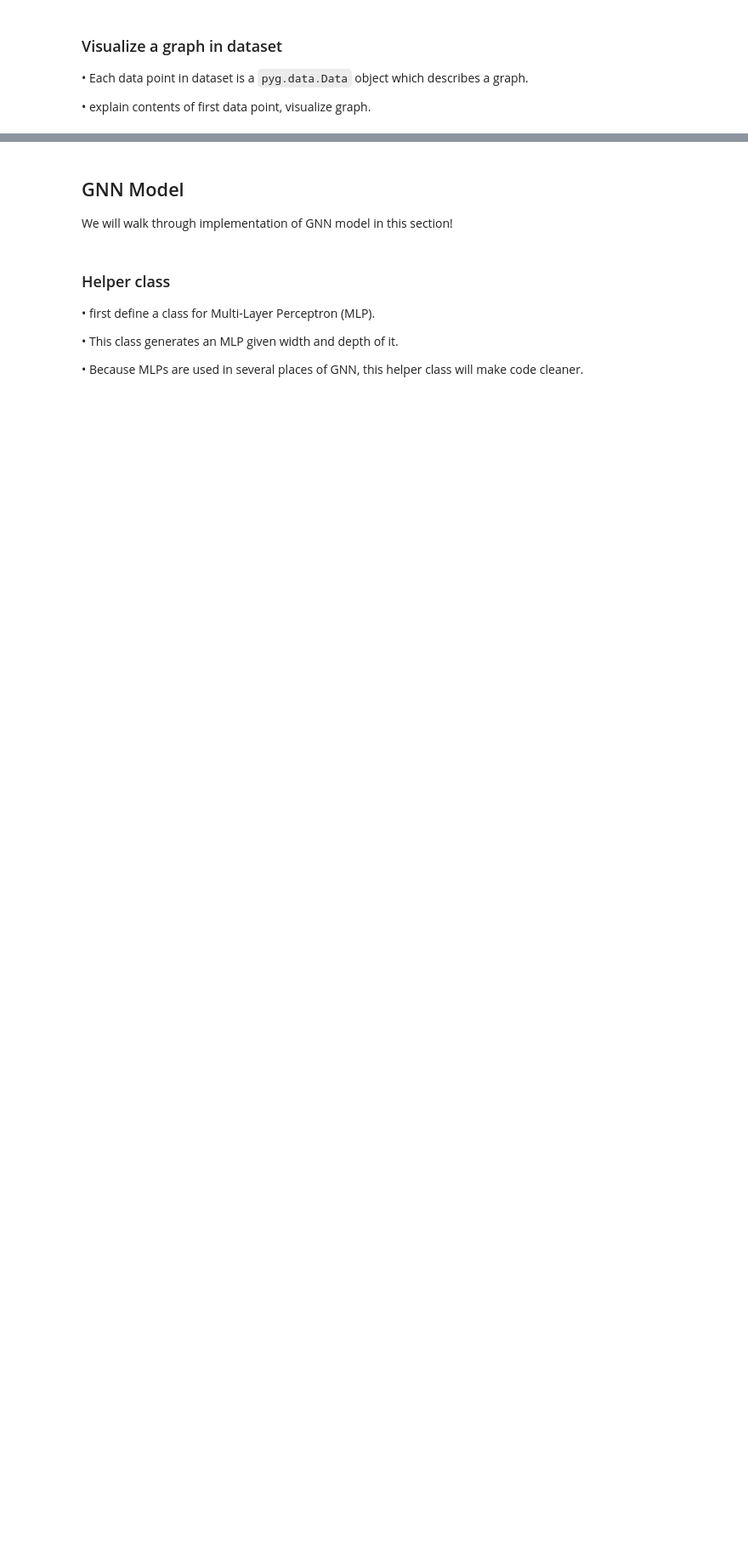
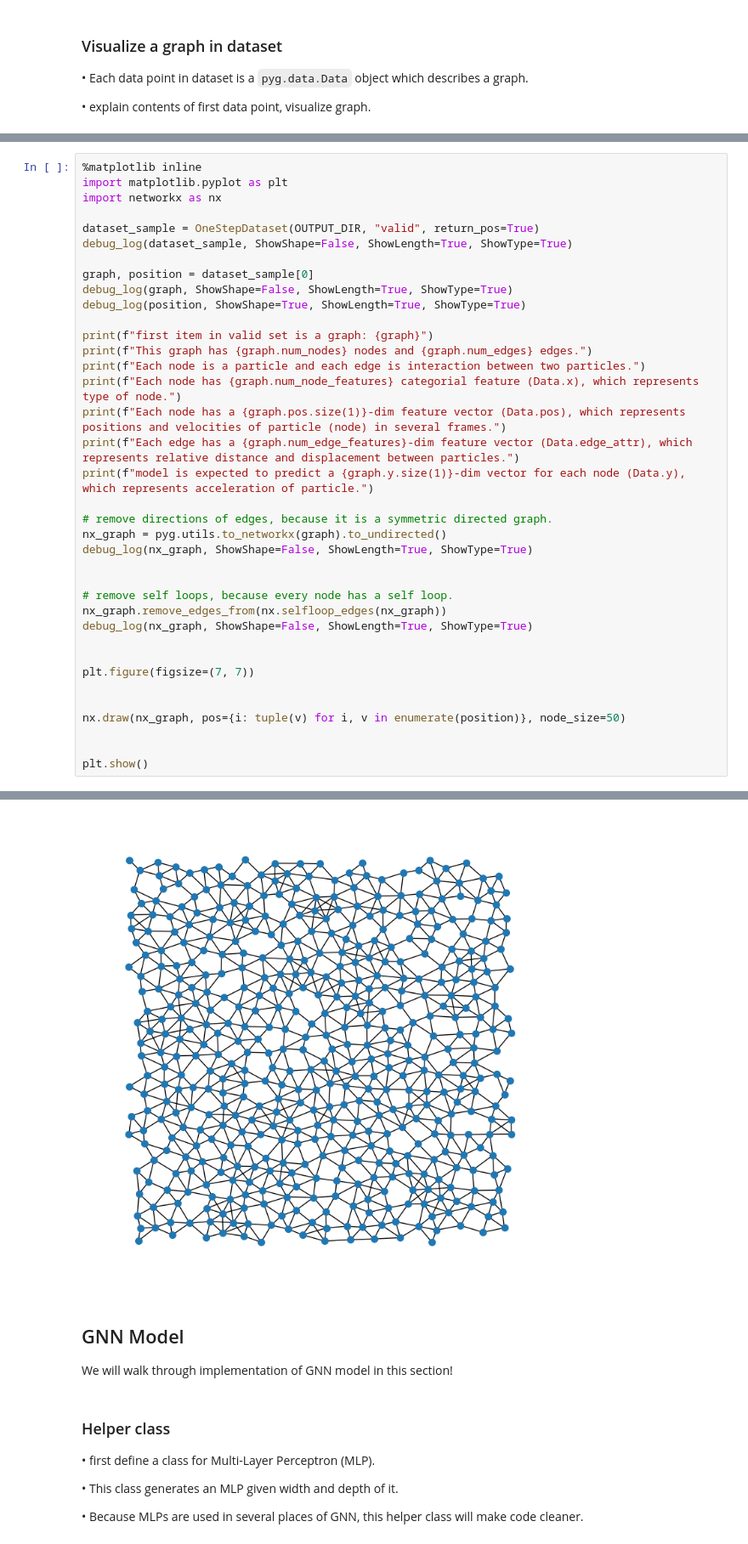
Before and after one commit to usadetroit/Simulating_Complex_Physics_with_Graph_Networks, a Jupyter notebook: Project_Colab_with_printouts.ipynb, the cells around one changed output, grey strips where cells are left out. Shown: that part at 85% size. Cells and saved outputs as stored; diff of their text form; blank space fills up the shorter version.

```diff
--- a/Project_Colab_with_printouts.ipynb
+++ b/Project_Colab_with_printouts.ipynb
@@ -1127,0 +577,38 @@ NameError: name 'OneStepDataset' is not defined
+# %%
+%matplotlib inline
+import matplotlib.pyplot as plt
+import networkx as nx
+
+dataset_sample = OneStepDataset(OUTPUT_DIR, "valid", return_pos=True)
+debug_log(dataset_sample, ShowShape=False, ShowLength=True, ShowType=True)
+
+graph, position = dataset_sample[0]
+debug_log(graph, ShowShape=False, ShowLength=True, ShowType=True)
+debug_log(position, ShowShape=True, ShowLength=True, ShowType=True)
+
+print(f"first item in valid set is a graph: {graph}")
+print(f"This graph has {graph.num_nodes} nodes and {graph.num_edges} edges.")
+print(f"Each node is a particle and each edge is interaction between two particles.")
+print(f"Each node has {graph.num_node_features} categorial feature (Data.x), which represents type of node.")
+print(f"Each node has a {graph.pos.size(1)}-dim feature vector (Data.pos), which represents positions and velocities of particle (node) in several frames.")
+print(f"Each edge has a {graph.num_edge_features}-dim feature vector (Data.edge_attr), which represents relative distance and displacement between particles.")
+print(f"model is expected to predict a {graph.y.size(1)}-dim vector for each node (Data.y), which represents acceleration of particle.")
+
+# remove directions of edges, because it is a symmetric directed graph.
+nx_graph = pyg.utils.to_networkx(graph).to_undirected()
+debug_log(nx_graph, ShowShape=False, ShowLength=True, ShowType=True)
+
+
+# remove self loops, because every node has a self loop.
+nx_graph.remove_edges_from(nx.selfloop_edges(nx_graph))
+debug_log(nx_graph, ShowShape=False, ShowLength=True, ShowType=True)
+
+
+plt.figure(figsize=(7, 7))
+
+
+nx.draw(nx_graph, pos={i: tuple(v) for i, v in enumerate(position)}, node_size=50)
+
+
+plt.show()
+# %% [output]
@@ -1128,3 +632,4 @@ NameError: name 'OneStepDataset' is not defined
+[figure, added]
 # %% [markdown]
 ## GNN Model
 
```
Also changed, not shown: parts of 33 cells of this notebook.
